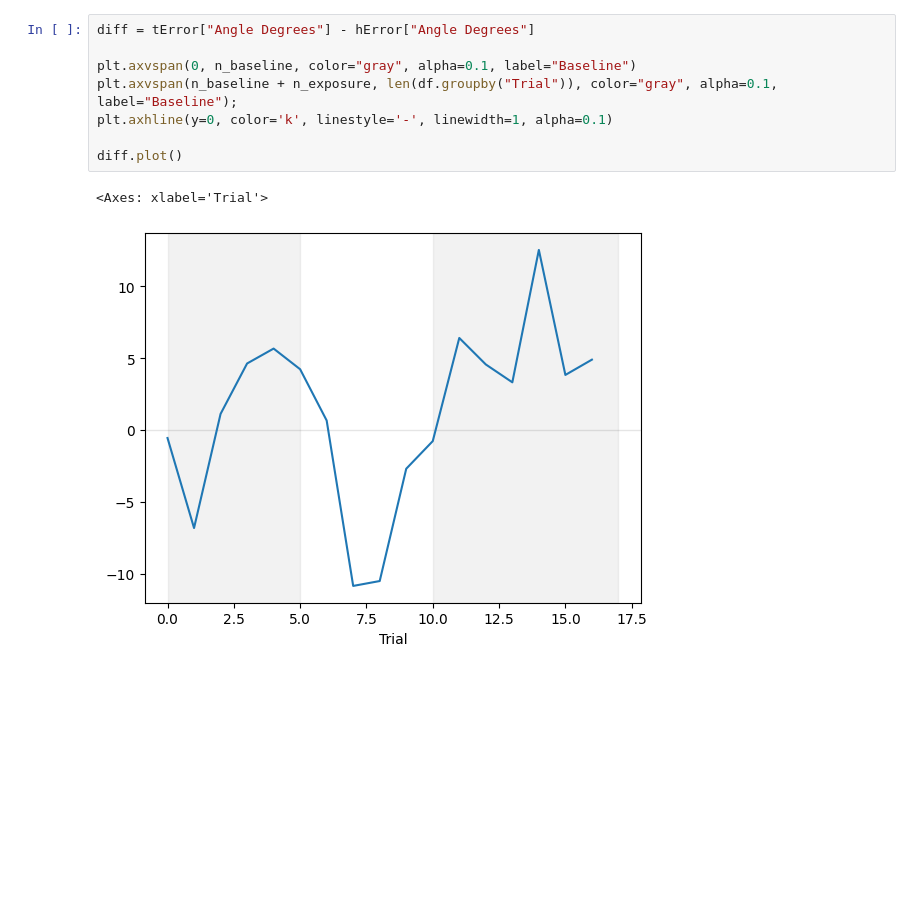
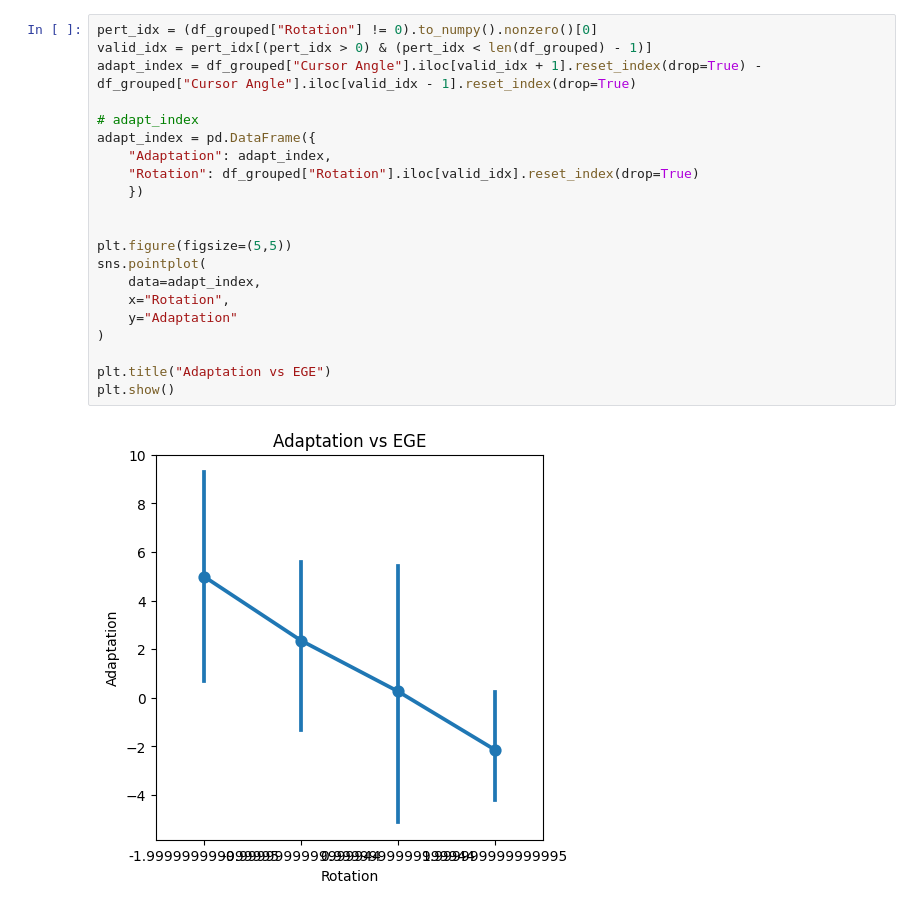
Before and after one commit to jack-darley/IGE-EGE-recreate, a Jupyter notebook: analyze.ipynb, the cells around one changed output. Saved outputs shown, nothing was run; the diff lists cells and outputs as text; blank space fills up the shorter version.

```diff
--- a/analyze.ipynb
+++ b/analyze.ipynb
@@ -160,11 +62,23 @@ plt.show()
-# %%
-diff = tError["Angle Degrees"] - hError["Angle Degrees"]
-
-plt.axvspan(0, n_baseline, color="gray", alpha=0.1, label="Baseline")
-plt.axvspan(n_baseline + n_exposure, len(df.groupby("Trial")), color="gray", alpha=0.1, label="Baseline");
-plt.axhline(y=0, color='k', linestyle='-', linewidth=1, alpha=0.1)
-
-diff.plot()
-# %% [output]
-<Axes: xlabel='Trial'>
-[figure, removed]
+# %%
+pert_idx = (df_grouped["Rotation"] != 0).to_numpy().nonzero()[0]
+valid_idx = pert_idx[(pert_idx > 0) & (pert_idx < len(df_grouped) - 1)]
+adapt_index = df_grouped["Cursor Angle"].iloc[valid_idx + 1].reset_index(drop=True) - df_grouped["Cursor Angle"].iloc[valid_idx - 1].reset_index(drop=True)
+
+# adapt_index
+adapt_index = pd.DataFrame({
+    "Adaptation": adapt_index,
+    "Rotation": df_grouped["Rotation"].iloc[valid_idx].reset_index(drop=True)
+    })
+
+
+plt.figure(figsize=(5,5))
+sns.pointplot(
+    data=adapt_index,
+    x="Rotation",
+    y="Adaptation"
+)
+
+plt.title("Adaptation vs EGE")
+plt.show()
+# %% [output]
+[figure, added]
```
Also changed, not shown: parts of 8 cells of this notebook, 7 other files.
